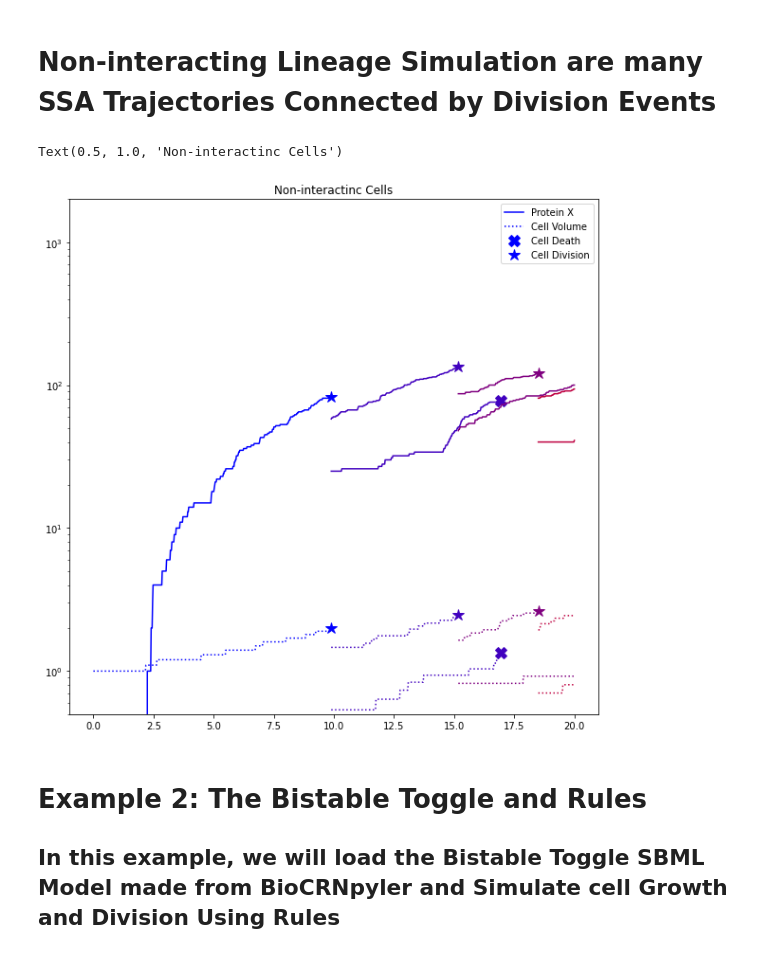
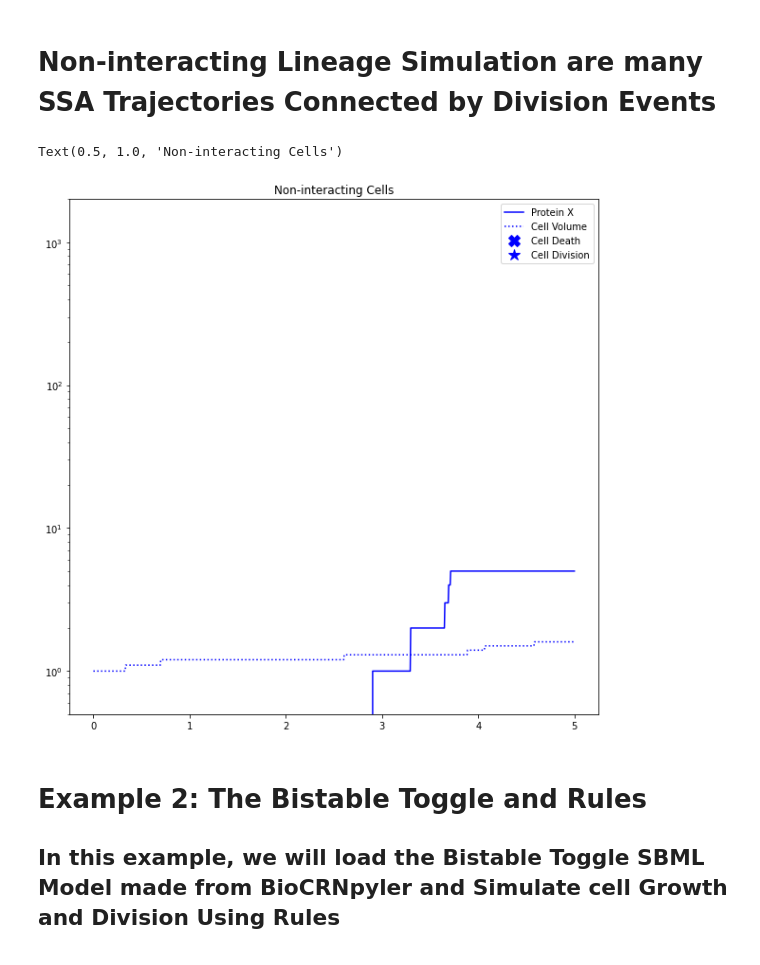
Before and after one commit to biocircuits/bioscrape, a Jupyter notebook: lineage examples/Lineage Examples.ipynb, the cells around one changed output. Cells and saved outputs as stored; diff of their text form; code cells hidden in the pictures.

```diff
--- a/lineage examples/Lineage Examples.ipynb
+++ b/lineage examples/Lineage Examples.ipynb
@@ -56,7 +56,8 @@ M.py_initialize()
 # %% [markdown]
 # Single Cell Simulation is SSA Simulation with Volume Dependence
 # %%
-tmax = 20
+# tmax = 20
+tmax = 5
 timepoints = np.linspace(0, tmax, 1000)
 ymin = .5
 ymax = 2000
@@ -96,36 +97,36 @@ for generation in range(len(sch_tree)):
     L = sch_tree[generation]
     for sch_ind in range(len(L)):
         sch = L[sch_ind]
 
         df = sch.py_get_dataframe(Model = M)
 
 
         if sch_ind == 0 and generation == 0:
             plt.plot(df["time"], df["X"], color = color_list[generation], label = "Protein X")
             plt.plot(df["time"], df["volume"], ":", color = color_list[generation], label = "Cell Volume")
         else:
             plt.plot(df["time"], df["X"], color = color_list[generation])
             plt.plot(df["time"], df["volume"], ":", color = color_list[generation])
 
         dead = sch.py_get_daughters()[0] is None and df["time"][len(df["time"])-1] < timepoints[-1]
         divided = sch.py_get_daughters()[0] is not None and df["time"][len(df["time"])-1] < timepoints[-1]
 
         if dead:
             plt.plot(df["time"][len(df["time"])-1], df["volume"][len(df["volume"])-1], "X", ms = ms, color = color_list[generation])
             plt.plot(df["time"][len(df["time"])-1], df["X"][len(df["X"])-1], "X", ms = ms, color = color_list[generation])
         if divided:
             plt.plot(df["time"][len(df["time"])-1], df["volume"][len(df["volume"])-1], "*", ms = ms, color = color_list[generation])
             plt.plot(df["time"][len(df["time"])-1], df["X"][len(df["X"])-1], "*", ms = ms, color = color_list[generation])
 
 plt.plot(0, 0, "X", ms = ms, color = color_list[0], label = "Cell Death")
 plt.plot(0, 0, "*", ms = ms, color = color_list[0], label = "Cell Division")
 plt.yscale('log')
 plt.ylim(ymin, ymax)
 plt.legend()
-plt.title("Non-interactinc Cells")
+plt.title("Non-interacting Cells")
 # %% [output]
-Text(0.5, 1.0, 'Non-interactinc Cells')
+Text(0.5, 1.0, 'Non-interacting Cells')
-[figure, old version]
+[figure, new version]
 # %% [markdown]
 # Example 2: The Bistable Toggle and Rules
 ## In this example, we will load the Bistable Toggle SBML Model made from BioCRNpyler and Simulate cell Growth and Division Using Rules
```
Also changed, not shown: parts of 6 cells of this notebook, 8 other files.
